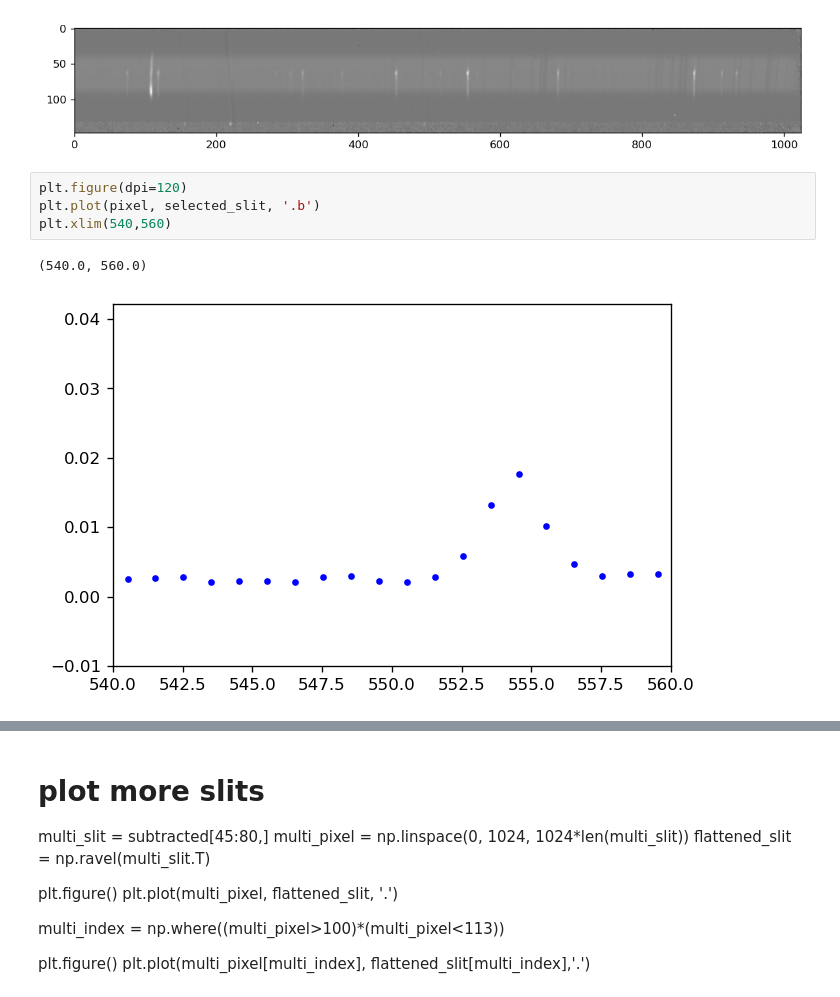
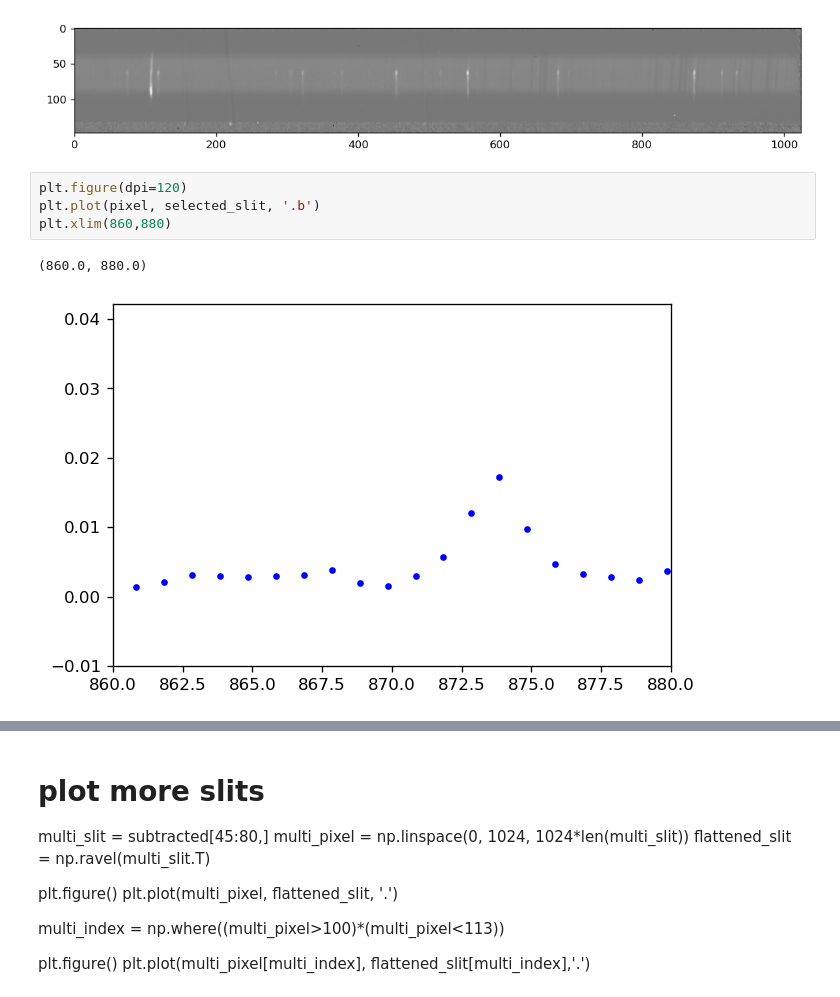
Before and after one commit to ruoyanwangdr/Dynamics-of-Jovian-Infrared-Auroral-Ionosphere-and-Thermosphere, a Jupyter notebook: h3p.ipynb, the cells around one changed output, grey strips where cells are left out. Saved outputs shown, nothing was run; the diff lists cells and outputs as text.

```diff
--- a/h3p.ipynb
+++ b/h3p.ipynb
@@ -209,9 +218,9 @@ plt.imshow(sky_subtracted, cmap='gist_gray')
 # %%
 plt.figure(dpi=120)
 plt.plot(pixel, selected_slit, '.b')
-plt.xlim(540,560)
+plt.xlim(860,880)
 # %% [output]
-(540.0, 560.0)
+(860.0, 880.0)
-[figure, old version]
+[figure, new version]
 # %%
 #gmodel = Model(gaussian_fit)
```
Also changed, not shown: parts of 3 cells of this notebook.
